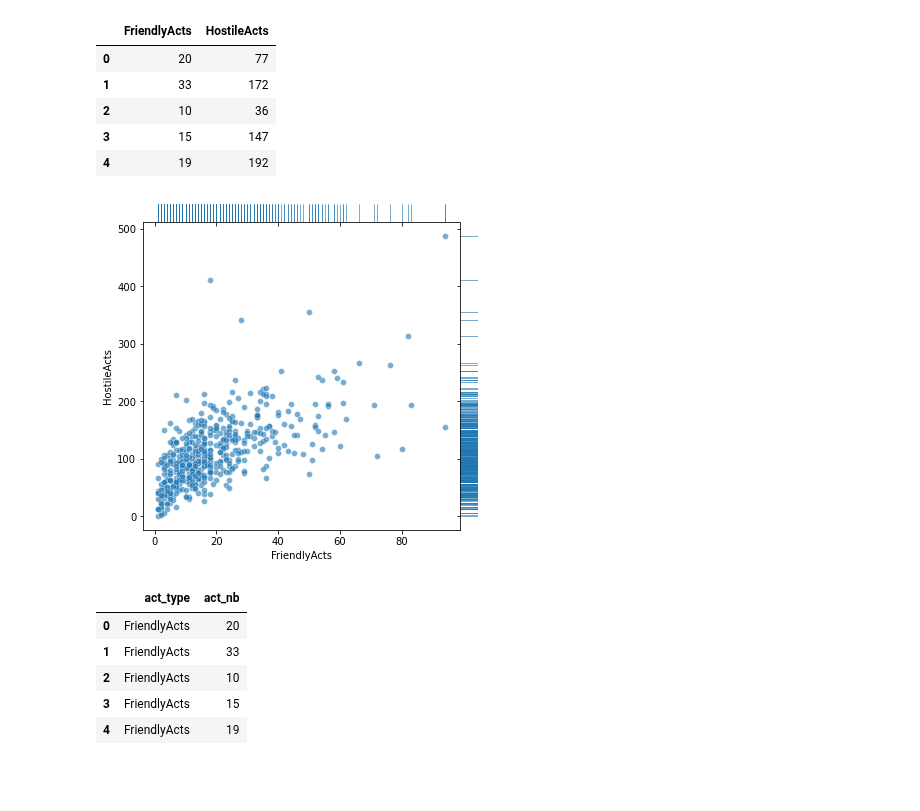
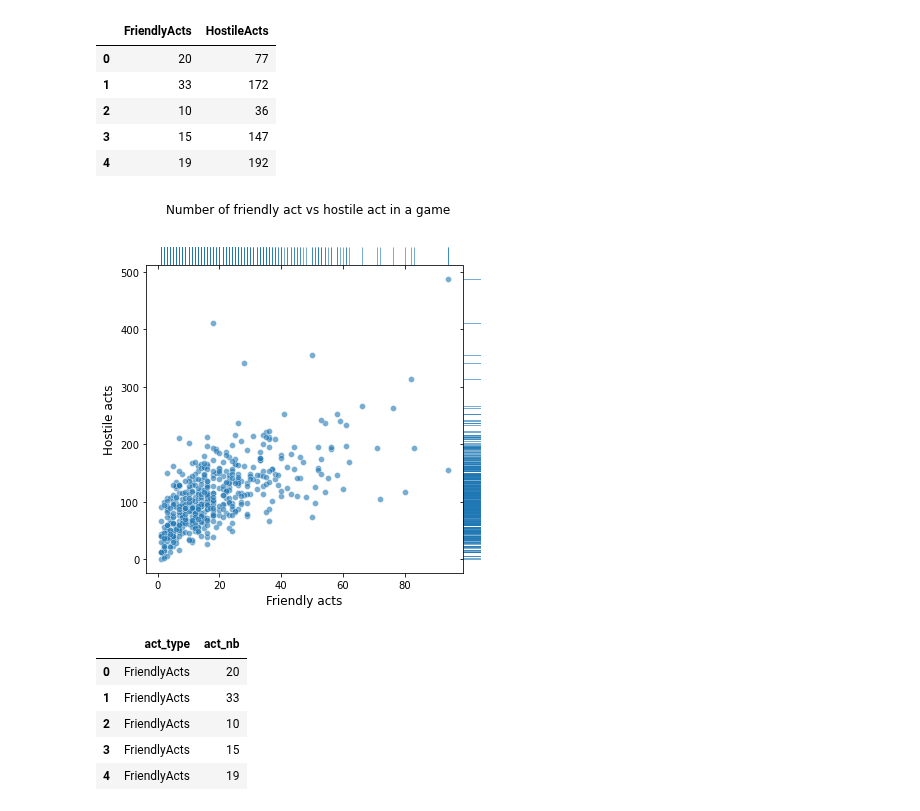
Before and after one commit to epfl-ada/ada-2020-project-milestone-p3-p3_chic, a Jupyter notebook: p4.ipynb, the cells around one changed output. Cells and saved outputs as stored; diff of their text form; code cells hidden in the pictures; blank space fills up the shorter version.

Commit message:
Corrections to markdowns, added definition to plots, all plots are saves to "plots" folder depending on SAVE_PLOT variable at start

```diff
--- a/p4.ipynb
+++ b/p4.ipynb
@@ -24,7 +24,11 @@ import pandas as pd
 import time
 from collections import deque
 import numpy as np
+import matplotlib.pyplot as plt
 pd.options.mode.chained_assignment = None
+
+# constant to save plots
+SAVE_PLOT = True
 # %%
 # read the dataframes
 all_games = pd.read_pickle("data/games.pkl")
@@ -1471,10 +1525,16 @@ unfiltered_games_features.head()
 # %%
 g = sns.JointGrid(data=unfiltered_games_features, x="FriendlyActs", y="HostileActs", space=0, ratio=17);
 g.plot_joint(sns.scatterplot, sizes=(30, 120),
-             palette="tab20c", alpha=.6, legend=False);
+             palette="tab20c", alpha=.6, legend=False)
+g.set_axis_labels('Friendly acts', 'Hostile acts', fontsize=12)
+
 g.plot_marginals(sns.rugplot, height=1, palette="tab20c", alpha=.6);
+plt.suptitle("Number of friendly act vs hostile act in a game")
+
+if SAVE_PLOT:
+    plt.savefig("plots/joint_distribution_friendact_hostilact.jpg")
 # %% [output]
-[figure, old version]
+[figure, new version]
 # %%
 games_features_melt = pd.melt(unfiltered_games_features, value_vars =['FriendlyActs', 'HostileActs'],
                              var_name='act_type', value_name='act_nb')
```
Also changed, not shown: parts of 44 cells of this notebook, 1 other file.
